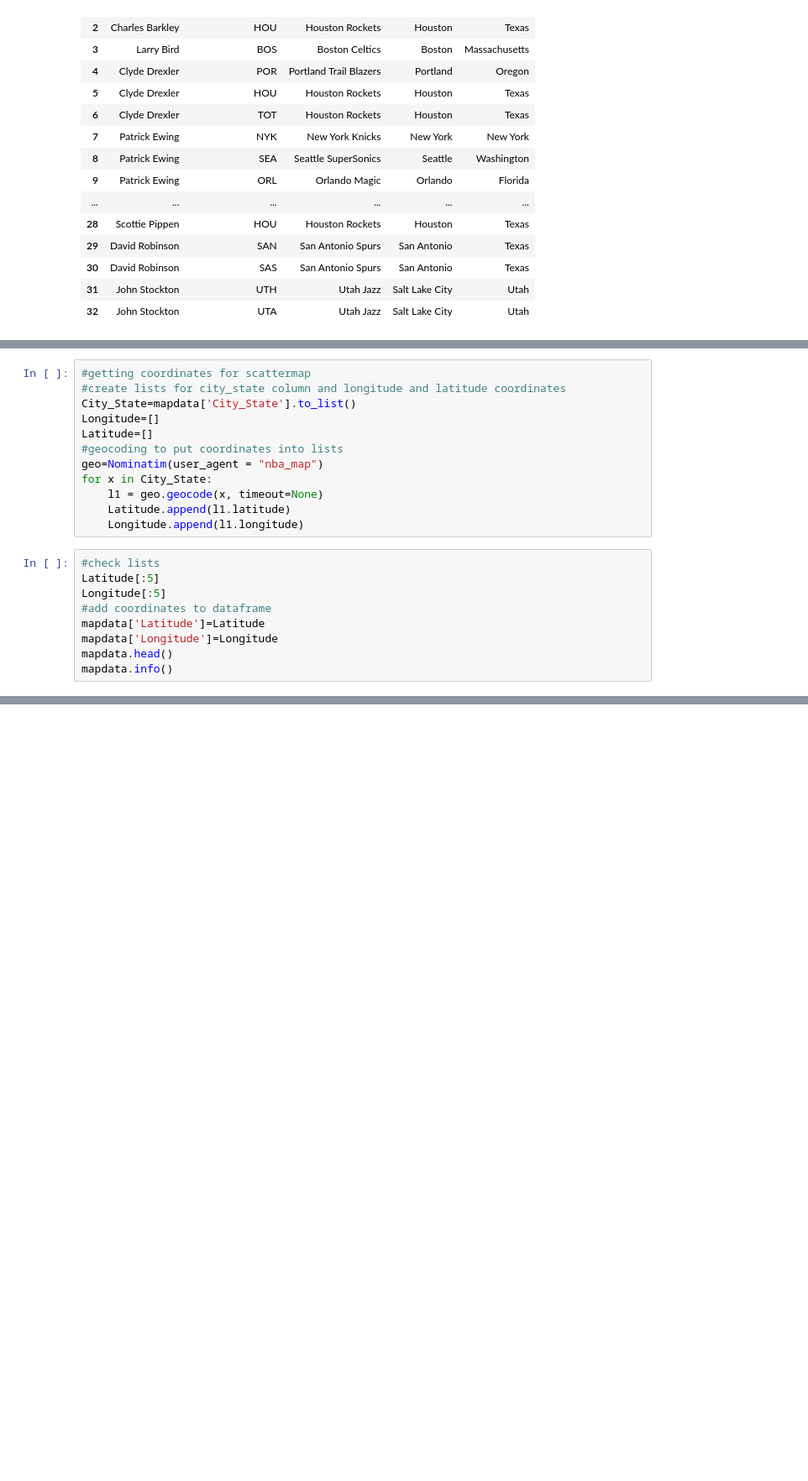
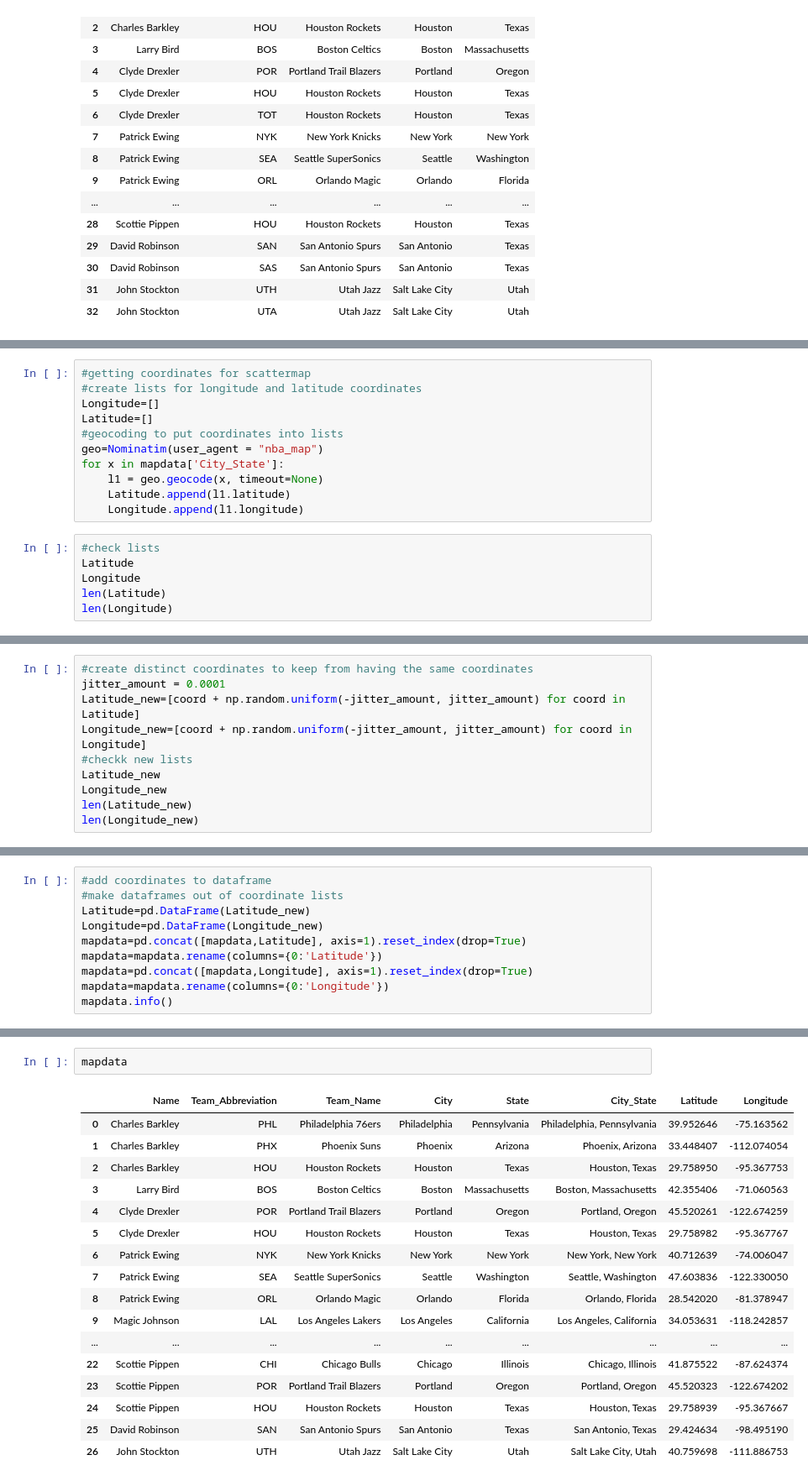
Before and after one commit to e-harrell/dreamteam92, a Jupyter notebook: project notebook.ipynb, the cells around one changed output, grey strips where cells are left out. Shown at 84% size. Cells and saved outputs as stored; diff of their text form; blank space fills up the shorter version.

```diff
--- a/project notebook.ipynb
+++ b/project notebook.ipynb
@@ -343,22 +569,18 @@ See the caveats in the documentation: https://pandas.pydata.org/pandas-docs/stab
 # %%
 #getting coordinates for scattermap
-#create lists for city_state column and longitude and latitude coordinates
-City_State=mapdata['City_State'].to_list()
+#create lists for longitude and latitude coordinates
 Longitude=[]
 Latitude=[]
 #geocoding to put coordinates into lists
 geo=Nominatim(user_agent = "nba_map")
-for x in City_State:
+for x in mapdata['City_State']:
 	l1 = geo.geocode(x, timeout=None)
 	Latitude.append(l1.latitude)
 	Longitude.append(l1.longitude)
 # %%
 #check lists
-Latitude[:5]
-Longitude[:5]
-#add coordinates to dataframe
-mapdata['Latitude']=Latitude
-mapdata['Longitude']=Longitude
-mapdata.head()
-mapdata.info()
+Latitude
+Longitude
+len(Latitude)
+len(Longitude)
 # %% [output]
@@ -398,0 +623,10 @@ memory usage: 1.9+ KB
+# %%
+#create distinct coordinates to keep from having the same coordinates
+jitter_amount = 0.0001
+Latitude_new=[coord + np.random.uniform(-jitter_amount, jitter_amount) for coord in Latitude]
+Longitude_new=[coord + np.random.uniform(-jitter_amount, jitter_amount) for coord in Longitude]
+#checkk new lists
+Latitude_new
+Longitude_new
+len(Latitude_new)
+len(Longitude_new)
@@ -398,0 +670,10 @@ memory usage: 1.9+ KB
+# %%
+#add coordinates to dataframe
+#make dataframes out of coordinate lists
+Latitude=pd.DataFrame(Latitude_new)
+Longitude=pd.DataFrame(Longitude_new)
+mapdata=pd.concat([mapdata,Latitude], axis=1).reset_index(drop=True)
+mapdata=mapdata.rename(columns={0:'Latitude'})
+mapdata=pd.concat([mapdata,Longitude], axis=1).reset_index(drop=True)
+mapdata=mapdata.rename(columns={0:'Longitude'})
+mapdata.info()
@@ -399,3 +696,23 @@ memory usage: 1.9+ KB
+# %%
+mapdata
+# %% [output]
+|  | Name | Team_Abbreviation | Team_Name | City | State | City_State | Latitude | Longitude |
+| 0 | Charles Barkley | PHL | Philadelphia 76ers | Philadelphia | Pennsylvania | Philadelphia, Pennsylvania | 39.952646 | -75.163562 |
+| 1 | Charles Barkley | PHX | Phoenix Suns | Phoenix | Arizona | Phoenix, Arizona | 33.448407 | -112.074054 |
+| 2 | Charles Barkley | HOU | Houston Rockets | Houston | Texas | Houston, Texas | 29.758950 | -95.367753 |
+| 3 | Larry Bird | BOS | Boston Celtics | Boston | Massachusetts | Boston, Massachusetts | 42.355406 | -71.060563 |
+| 4 | Clyde Drexler | POR | Portland Trail Blazers | Portland | Oregon | Portland, Oregon | 45.520261 | -122.674259 |
+| 5 | Clyde Drexler | HOU | Houston Rockets | Houston | Texas | Houston, Texas | 29.758982 | -95.367767 |
+| 6 | Patrick Ewing | NYK | New York Knicks | New York | New York | New York, New York | 40.712639 | -74.006047 |
+| 7 | Patrick Ewing | SEA | Seattle SuperSonics | Seattle | Washington | Seattle, Washington | 47.603836 | -122.330050 |
+| 8 | Patrick Ewing | ORL | Orlando Magic | Orlando | Florida | Orlando, Florida | 28.542020 | -81.378947 |
+| 9 | Magic Johnson | LAL | Los Angeles Lakers | Los Angeles | California | Los Angeles, California | 34.053631 | -118.242857 |
+| ... | ... | ... | ... | ... | ... | ... | ... | ... |
+| 22 | Scottie Pippen | CHI | Chicago Bulls | Chicago | Illinois | Chicago, Illinois | 41.875522 | -87.624374 |
+| 23 | Scottie Pippen | POR | Portland Trail Blazers | Portland | Oregon | Portland, Oregon | 45.520323 | -122.674202 |
+| 24 | Scottie Pippen | HOU | Houston Rockets | Houston | Texas | Houston, Texas | 29.758939 | -95.367667 |
+| 25 | David Robinson | SAN | San Antonio Spurs | San Antonio | Texas | San Antonio, Texas | 29.424634 | -98.495190 |
+| 26 | John Stockton | UTH | Utah Jazz | Salt Lake City | Utah | Salt Lake City, Utah | 40.759698 | -111.886753 |
 # %%
 #generate scattermap
 fig = px.scatter_map(mapdata, lat="Latitude",
```
Also changed, not shown: parts of 13 cells of this notebook.
